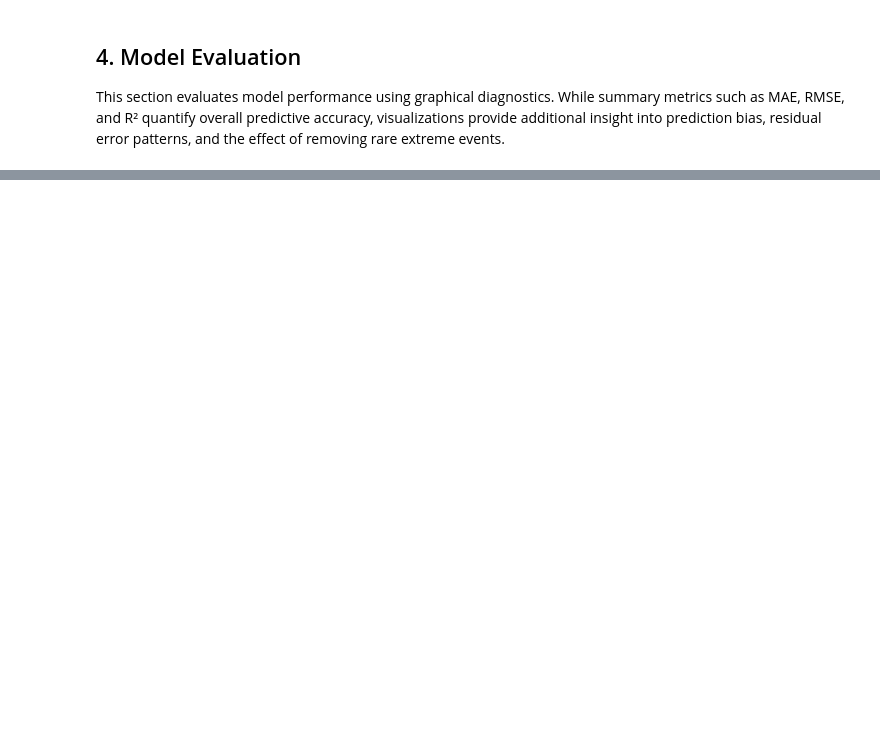
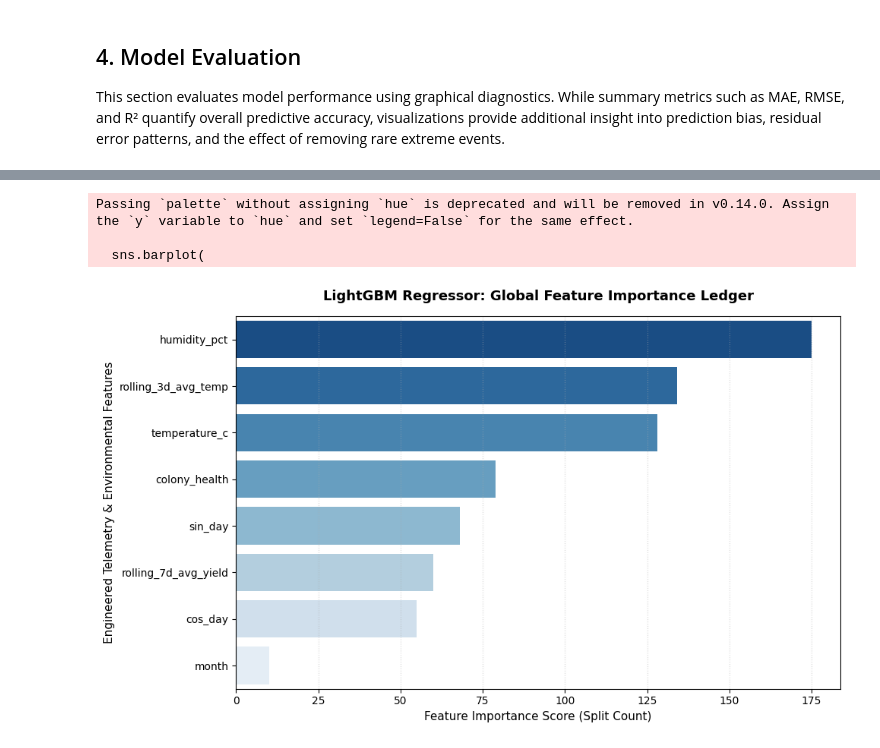
Before and after one commit to stephfn/honey-yield-predictive-model, a Jupyter notebook: Joshua_Work/Joshua_Model_Experiments.ipynb, the cells around one changed output, grey strips where cells are left out. Cells and saved outputs as stored; diff of their text form; code cells hidden in the pictures; blank space fills up the shorter version.

```diff
--- a/Joshua_Work/Joshua_Model_Experiments.ipynb
+++ b/Joshua_Work/Joshua_Model_Experiments.ipynb
@@ -864,0 +509,37 @@ Overall, these results support continuing the project using a layered modeling s
+# %%
+
+## Feature Importance Analysis for LightGBM Model
+importance_scores = lgb_model.feature_importances_
+# making a DataFrame to hold the feature names and their corresponding importance scores
+df_importance = pd.DataFrame({
+    'Feature': X,
+    'Importance': importance_scores
+}).sort_values(by='Importance', ascending=False)
+
+plt.figure(figsize=(10, 6))
+
+#Making the bar plot for the feature importance
+sns.barplot(
+    data=df_importance,
+    x='Importance',
+    y='Feature',
+    palette='Blues_r',
+    edgecolor='none'
+)
+
+# Customizing titles, labels, and layout
+plt.title("LightGBM Regressor: Global Feature Importance Ledger", fontsize=13, fontweight='bold', pad=15)
+plt.xlabel("Feature Importance Score (Split Count)", fontsize=11)
+plt.ylabel("Engineered Telemetry & Environmental Features", fontsize=11)
+plt.grid(True, axis='x', linestyle=":", alpha=0.5)
+plt.tight_layout()
+
+
+#Saving into figure Folder
+plt.savefig("Figures/lgbm_feature_importance.png", dpi=300)
+plt.show()#output
+# %% [output]
+Passing `palette` without assigning `hue` is deprecated and will be removed in v0.14.0. Assign the `y` variable to `hue` and set `legend=False` for the same effect.
+
+  sns.barplot(
+[figure, added]
```
Also changed, not shown: parts of 90 cells of this notebook, 11 other files.
